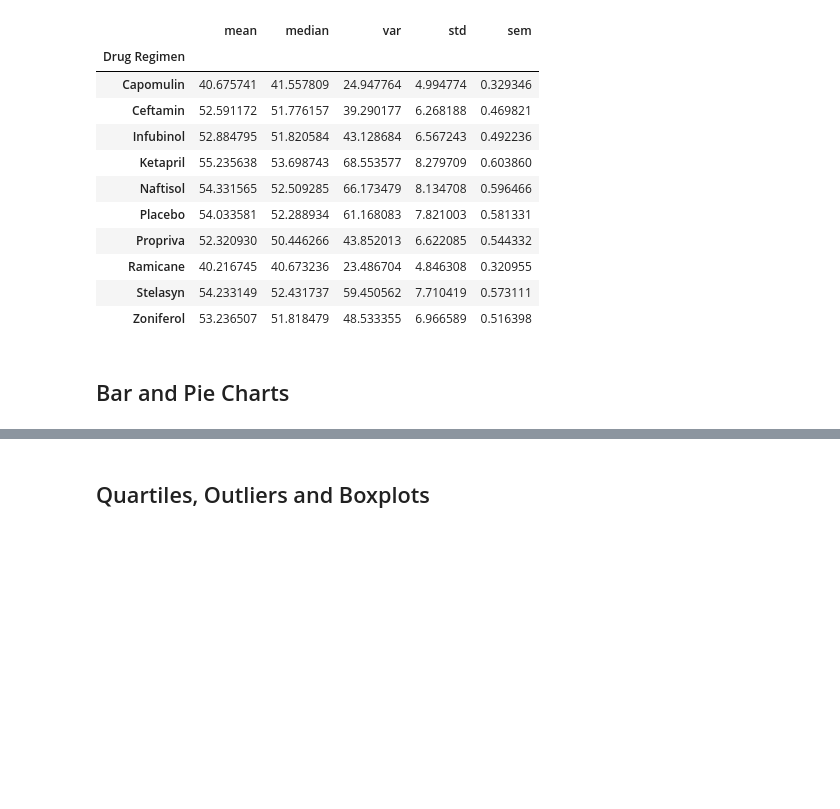
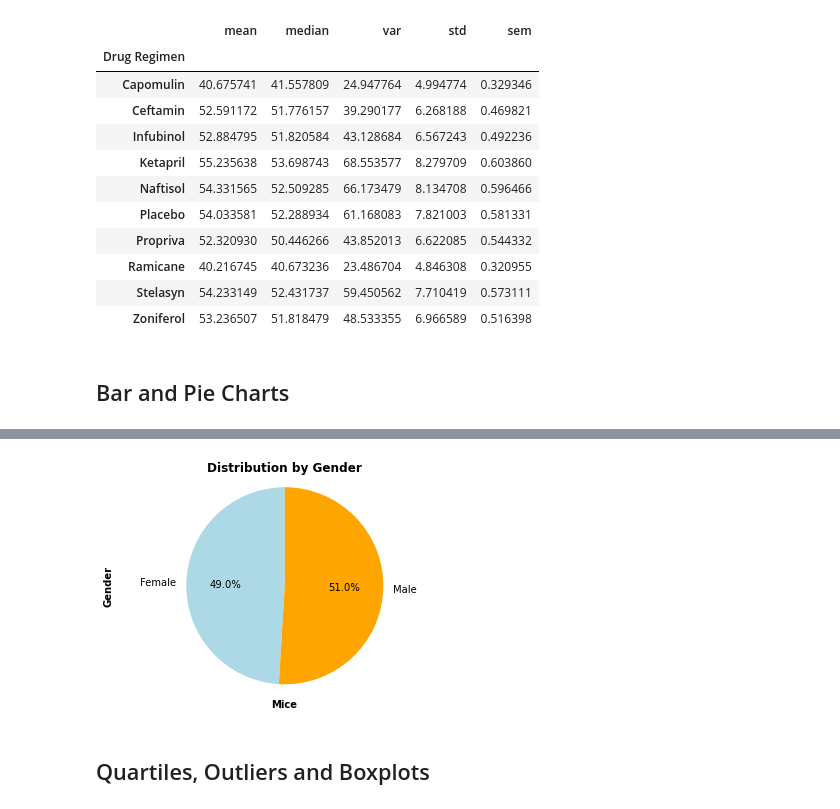
Before and after one commit to fredtan30/Matplotlib-Challenge, a Jupyter notebook: pymaceuticals_starter.ipynb, the cells around one changed output, grey strips where cells are left out. Saved outputs shown, nothing was run; the diff lists cells and outputs as text; code cells hidden in the pictures; blank space fills up the shorter version.

```diff
--- a/pymaceuticals_starter.ipynb
+++ b/pymaceuticals_starter.ipynb
@@ -210,3 +268,24 @@ summary_agg
+# %%
+# Generate a pie plot showing the distribution of female versus male mice using pyplot
+
+#Set Colors
+colors = ['lightblue', 'orange']
+
+#Using pyplot to create chart
+
+plyplot_mice_gender = plt.pie(count_gender_mice, labels = count_gender_mice.index, autopct="%1.1f%%", colors = colors, startangle=90)
+
+#set the axes equal to get a circle
+plt.axis("equal")
+
+#Set X,y Label and title and display the pie chart
+plt.title("Distribution by Gender", fontweight = 'bold')
+plt.xlabel("Mice", fontweight = 'bold')
+plt.ylabel("Gender", fontweight = 'bold')
+
+plt.show()
+# %% [output]
+[figure, added]
 # %% [markdown]
 ## Quartiles, Outliers and Boxplots
 # %%
```
Also changed, not shown: parts of 7 cells of this notebook.
